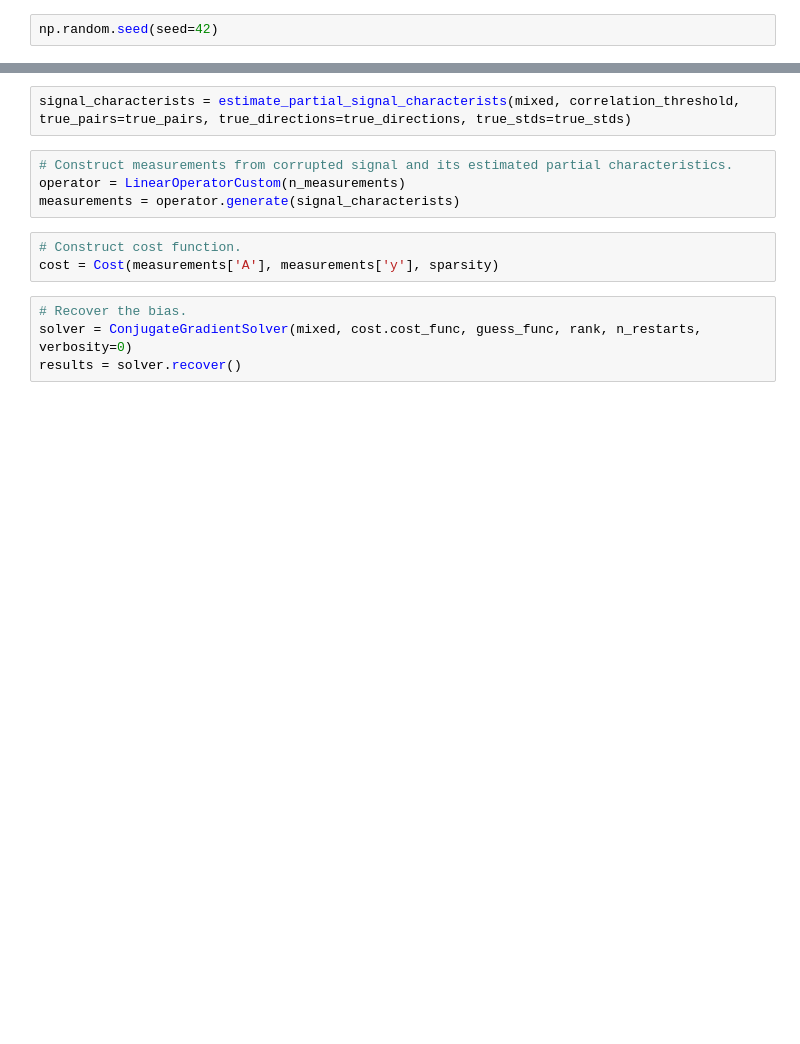
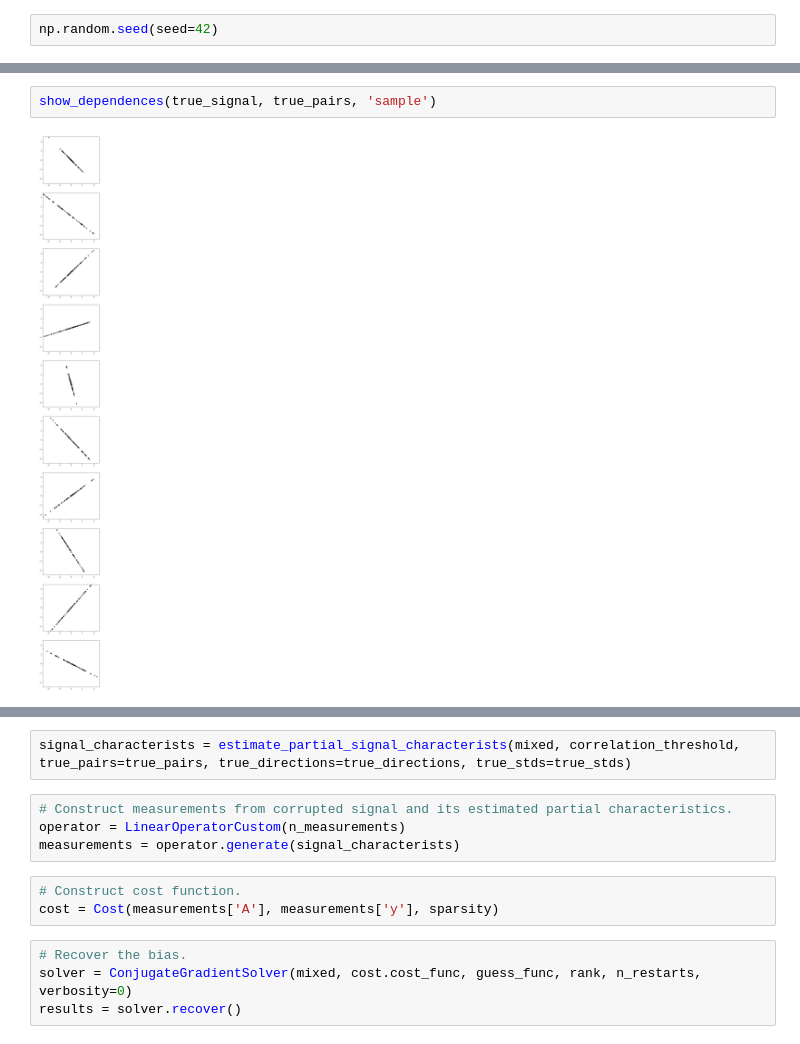
Before and after one commit to a378ec99/bcn, a Jupyter notebook: bcn/examples/Example.ipynb, the cells around one changed output, grey strips where cells are left out. Drawn from its saved outputs; the diff is of its cells as text; blank space fills up the shorter version.

```diff
--- a/bcn/examples/Example.ipynb
+++ b/bcn/examples/Example.ipynb
@@ -50,0 +108,4 @@ true_stds = {'sample': truth.d['sample']['true_stds'], 'feature': truth.d['featu
+# %%
+show_dependences(true_signal, true_pairs, 'sample')
+# %% [output]
+[figure, added]
```
Also changed, not shown: parts of 14 cells of this notebook.
